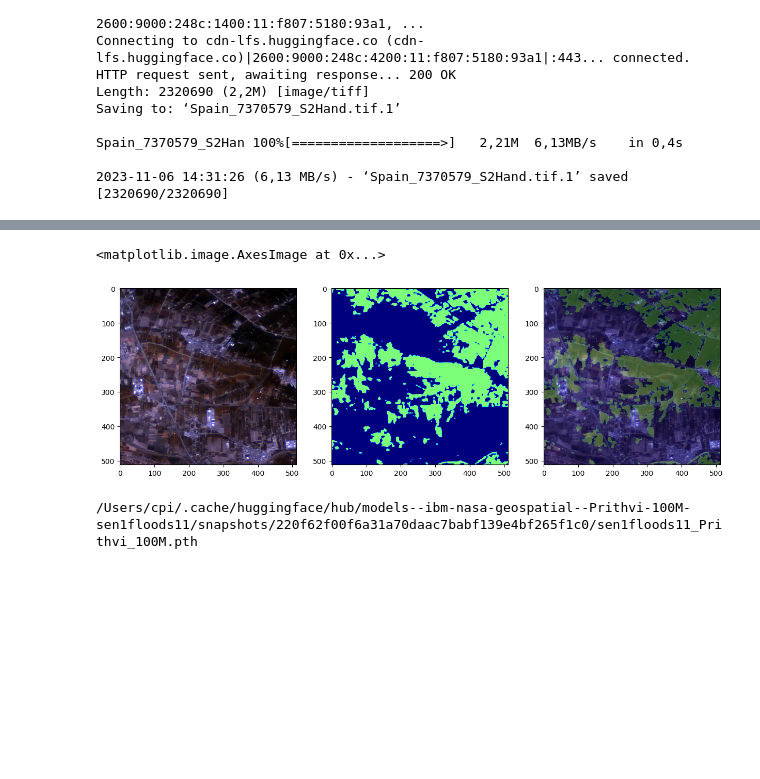
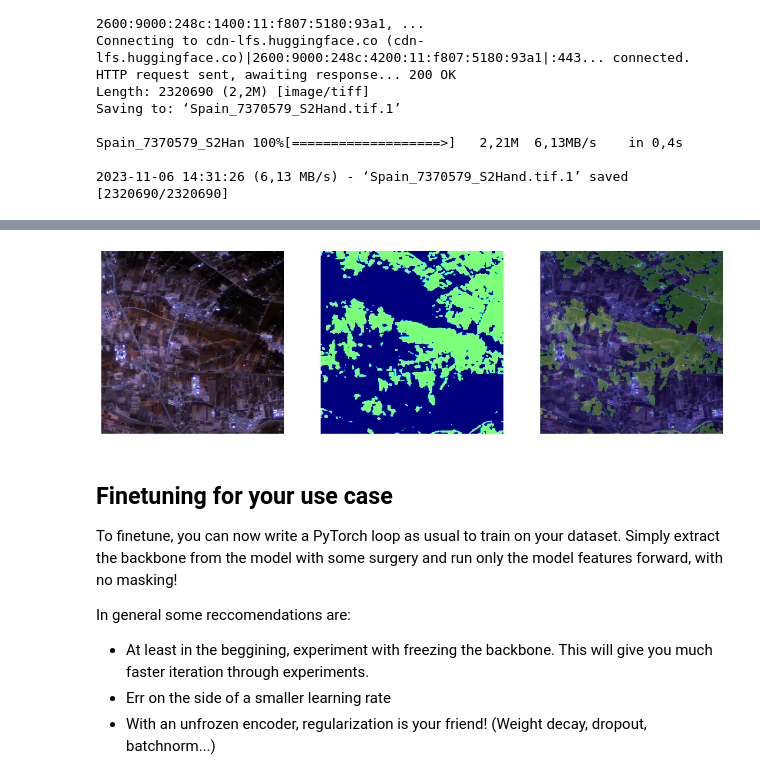
Before and after one commit to NASA-IMPACT/hls-foundation-os, a Jupyter notebook: exploration.ipynb, the cells around one changed output, grey strips where cells are left out. Drawn from its saved outputs; the diff is of its cells as text; code cells hidden in the pictures; blank space fills up the shorter version.

```diff
--- a/exploration.ipynb
+++ b/exploration.ipynb
@@ -241,17 +239,22 @@ Spain_7370579_S2Han 100%[===================>]   2,21M  6,13MB/s    in 0,4s
 custom_test_pipeline = process_test_pipeline(model.cfg.data.test.pipeline)
 result = inference_segmentor(model, "Spain_7370579_S2Hand.tif", custom_test_pipeline=custom_test_pipeline)
 # %%
-fig, ax = plt.subplots(1, 3, figsize=(15, 6))
+fig, ax = plt.subplots(1, 3, figsize=(15, 10))
 input_data = load_raster("Spain_7370579_S2Hand.tif")
 norm = matplotlib.colors.Normalize(vmin=0, vmax=2)
 ax[0].imshow(enhance_raster_for_visualization(input_data))
 ax[1].imshow(result[0], norm=norm, cmap="jet")
 ax[2].imshow(enhance_raster_for_visualization(input_data))
 ax[2].imshow(result[0], cmap="jet", alpha=0.3, norm=norm)
+for subplot in ax:
+    subplot.axis('off')
 # %% [output]
-<matplotlib.image.AxesImage at 0x...>
-[figure, old version]
+[figure, new version]
-# %%
-print(ckpt)
-# %% [output]
-/Users/cpi/.cache/huggingface/hub/models--ibm-nasa-geospatial--Prithvi-100M-sen1floods11/snapshots/220f62f00f6a31a70daac7babf139e4bf265f1c0/sen1floods11_Prithvi_100M.pth
+# %% [markdown]
+## Finetuning for your use case
+To finetune, you can now write a PyTorch loop as usual to train on your dataset. Simply extract the backbone from the model with some surgery and run only the model features forward, with no masking!
+
+ In general some reccomendations are:
+- At least in the beggining, experiment with freezing the backbone. This will give you much faster iteration through experiments.
+- Err on the side of a smaller learning rate
+- With an unfrozen encoder, regularization is your friend! (Weight decay, dropout, batchnorm...)
```
Also changed, not shown: parts of 27 cells of this notebook.
